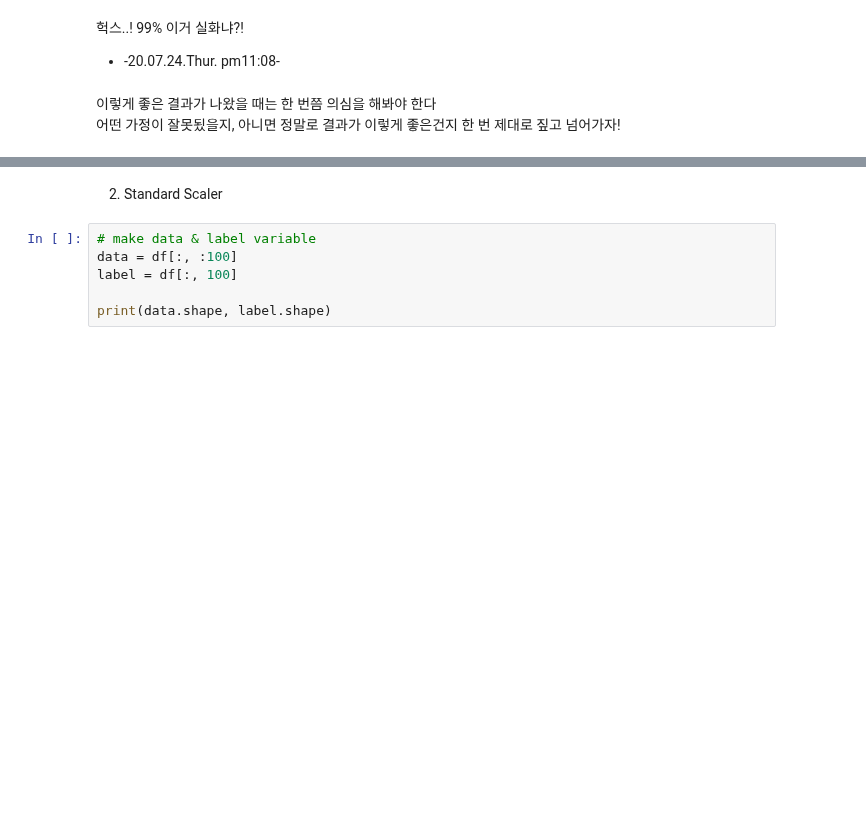
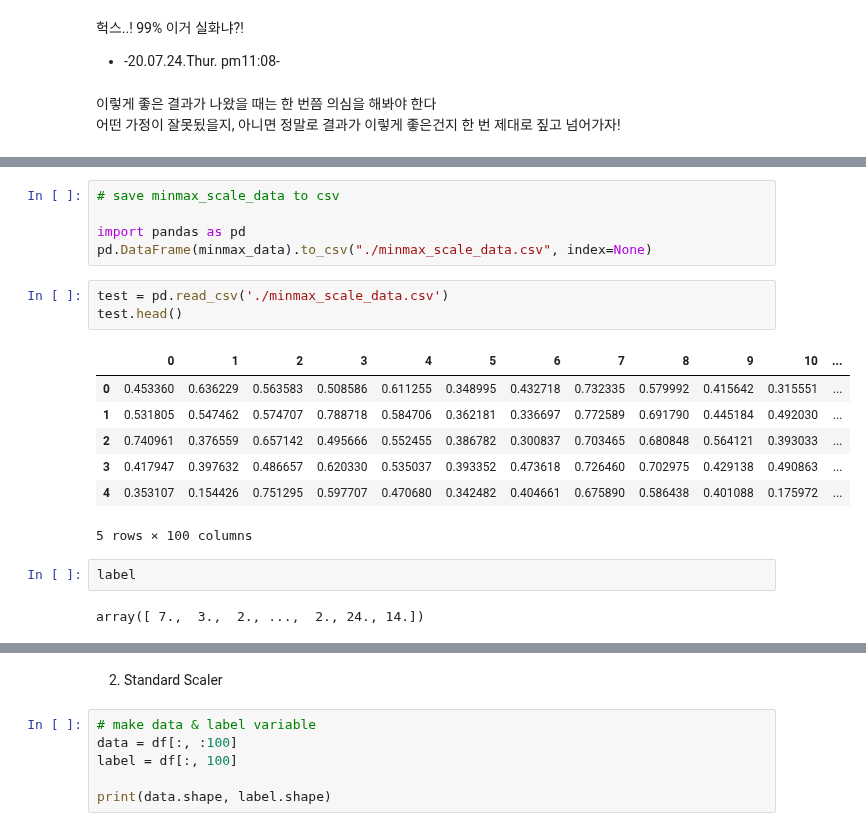
Before and after one commit to Steve-YJ/Colab_Exercise, a Jupyter notebook: Post_Info_Exp02_make_latent_dataset.ipynb, the cells around one changed output, grey strips where cells are left out. Saved outputs shown, nothing was run; the diff lists cells and outputs as text; blank space fills up the shorter version.

```diff
--- a/Post_Info_Exp02_make_latent_dataset.ipynb
+++ b/Post_Info_Exp02_make_latent_dataset.ipynb
@@ -1067,3 +1119,23 @@ Accuracy: 0.99 (+/- 0.00) [Ensemble]
+# %%
+# save minmax_scale_data to csv
+
+import pandas as pd
+pd.DataFrame(minmax_data).to_csv("./minmax_scale_data.csv", index=None)
+# %%
+test = pd.read_csv('./minmax_scale_data.csv')
+test.head()
+# %% [output]
+|  | 0 | 1 | 2 | 3 | 4 | 5 | 6 | 7 | 8 | 9 | 10 | ... |
+| 0 | 0.453360 | 0.636229 | 0.563583 | 0.508586 | 0.611255 | 0.348995 | 0.432718 | 0.732335 | 0.579992 | 0.415642 | 0.315551 | ... |
+| 1 | 0.531805 | 0.547462 | 0.574707 | 0.788718 | 0.584706 | 0.362181 | 0.336697 | 0.772589 | 0.691790 | 0.445184 | 0.492030 | ... |
+| 2 | 0.740961 | 0.376559 | 0.657142 | 0.495666 | 0.552455 | 0.386782 | 0.300837 | 0.703465 | 0.680848 | 0.564121 | 0.393033 | ... |
+| 3 | 0.417947 | 0.397632 | 0.486657 | 0.620330 | 0.535037 | 0.393352 | 0.473618 | 0.726460 | 0.702975 | 0.429138 | 0.490863 | ... |
+| 4 | 0.353107 | 0.154426 | 0.751295 | 0.597707 | 0.470680 | 0.342482 | 0.404661 | 0.675890 | 0.586438 | 0.401088 | 0.175972 | ... |
+5 rows × 100 columns
+# %%
+label
+# %% [output]
+array([ 7.,  3.,  2., ...,  2., 24., 14.])
 # %%
 # Test-Voting classifier
 # https://scikit-learn.org/stable/modules/generated/sklearn.ensemble.RandomForestClassifier.html
```
Also changed, not shown: parts of 6 cells of this notebook.
